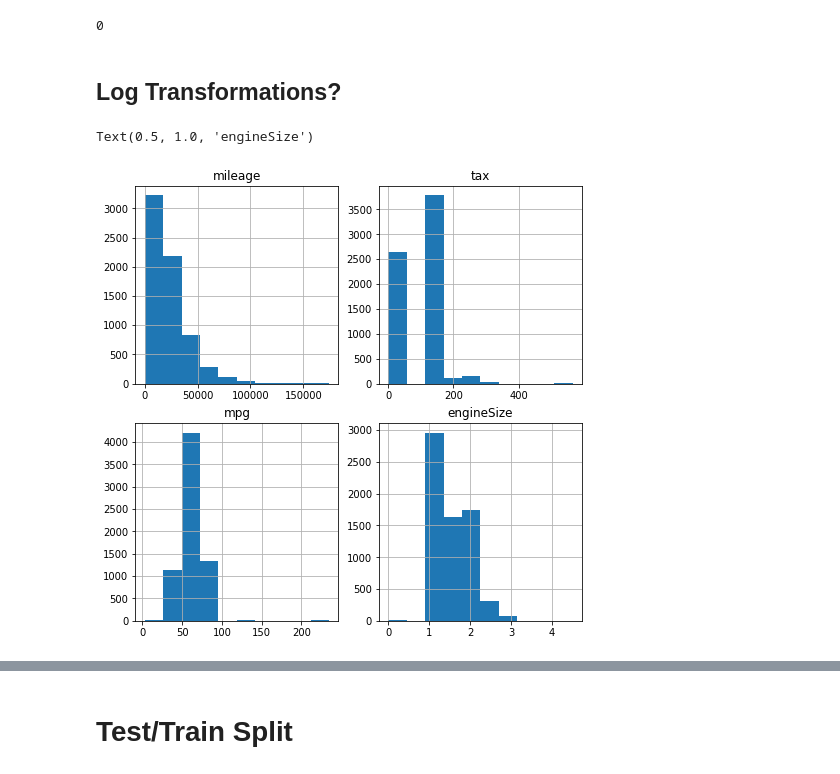
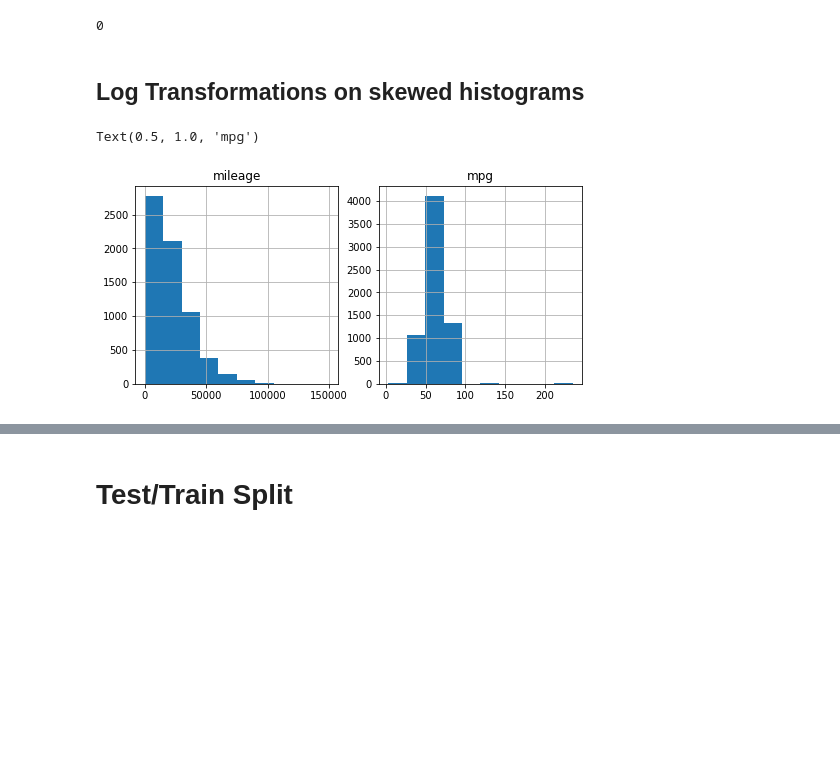
Before and after one commit to twhipple/Used_Car_Price_Regression_Model, a Jupyter notebook: Used_Car_Price_Notebook.ipynb, the cells around one changed output, grey strips where cells are left out. Drawn from its saved outputs; the diff is of its cells as text; code cells hidden in the pictures; blank space fills up the shorter version.

```diff
--- a/Used_Car_Price_Notebook.ipynb
+++ b/Used_Car_Price_Notebook.ipynb
@@ -565,28 +576,20 @@ len(df.loc[df["tax"] > 305.18])
 # Let's get rid of the outliers
 df = df[df.tax < 305.18]
 # %% [markdown]
-## Log Transformations?
+## Log Transformations on skewed histograms
 # %%
 # I just want to look at a couple of these again BEFORE the transformation.
 new_figure = plt.figure(figsize=(8,8))
 
 ax1 = plt.subplot(2, 2, 1)
-df.mileage.hist(ax=ax1)
+final_df.mileage.hist(ax=ax1)
 ax1.set_title("mileage")
 
-ax2 = plt.subplot(2, 2, 2)
-df.tax.hist(ax=ax2)
-ax2.set_title('tax')
-
-ax3 = plt.subplot(2, 2, 3)
-df.mpg.hist(ax=ax3)
+ax3 = plt.subplot(2, 2, 2)
+final_df.mpg.hist(ax=ax3)
 ax3.set_title("mpg")
-
-ax4 = plt.subplot(2, 2, 4)
-df.engineSize.hist(ax=ax4)
-ax4.set_title('engineSize')
 # %% [output]
-Text(0.5, 1.0, 'engineSize')
+Text(0.5, 1.0, 'mpg')
-[figure, old version]
+[figure, new version]
 # %%
 # Perform log transformation
```
Also changed, not shown: parts of 53 cells of this notebook.
